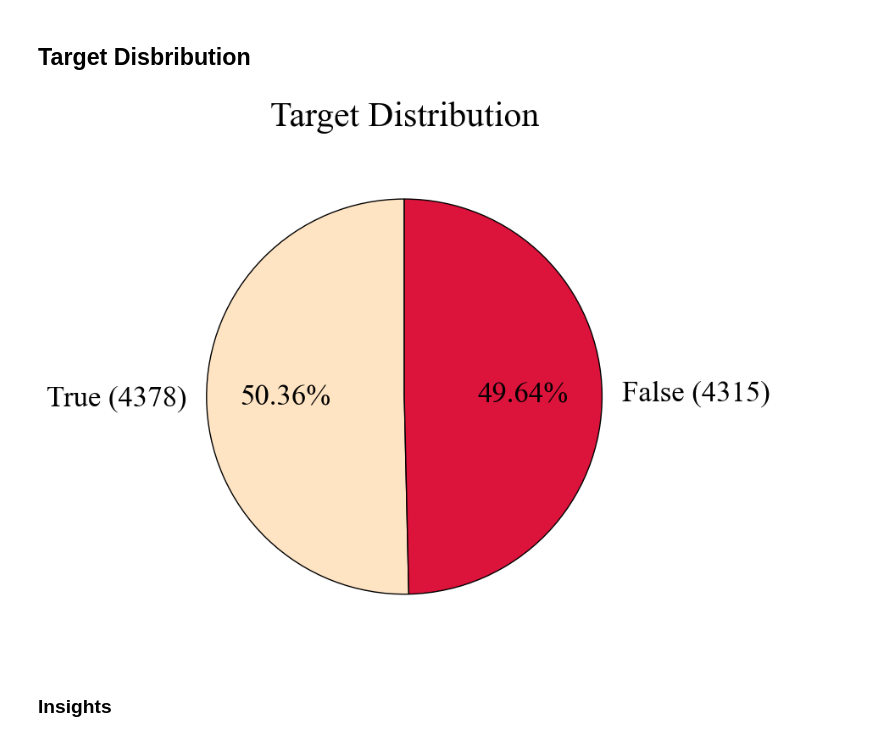
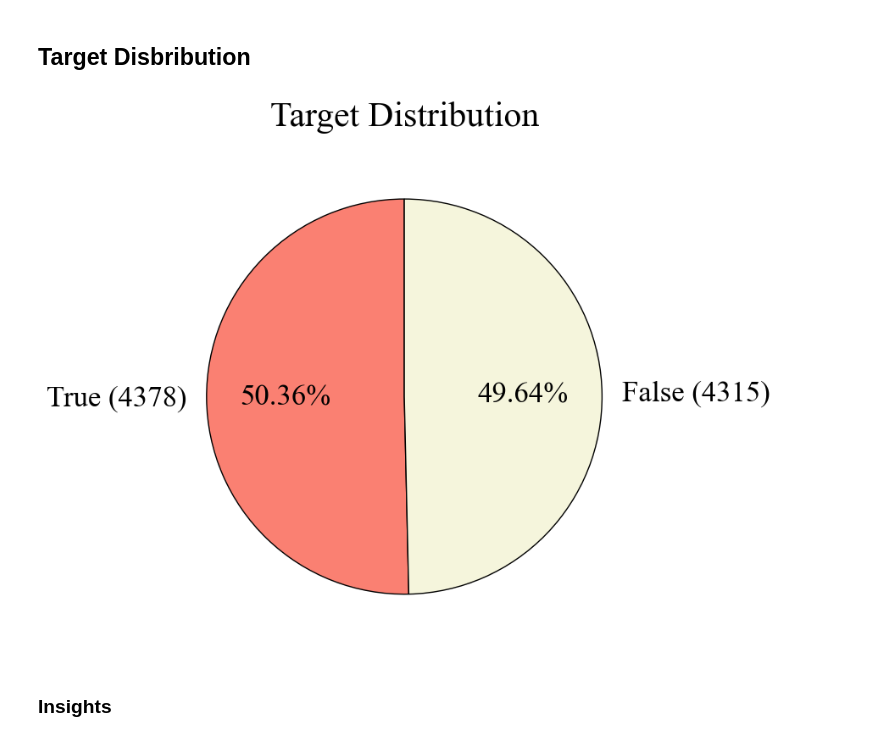
Before and after one commit to KevinNourian/Titanic, a Jupyter notebook: Notebooks/Titanic EDA 2.0.1.ipynb, the cells around one changed output. Cells and saved outputs as stored; diff of their text form; code cells hidden in the pictures.

```diff
--- a/Notebooks/Titanic EDA 2.0.1.ipynb
+++ b/Notebooks/Titanic EDA 2.0.1.ipynb
@@ -106,13 +106,13 @@ transported_false = train[train['Transported'] == False]
 ## **Target Disbribution**
 # %%
 data = train['Transported'].value_counts()
-colors = [color_1, color_2]
+colors = [color_8, color_9]
 labels = [f'True ({data[True]})', f'False ({data[False]})']
 title = "Target Distribution"
 
-functions.piechart(data, title, colors, labels)
+functions.piechart(data, title, colors, labels, size)
 # %% [output]
-[figure, old version]
+[figure, new version]
 # %% [markdown]
 ### **Insights**
 # %% [markdown]
```
Also changed, not shown: parts of 12 cells of this notebook, 2 other files.
